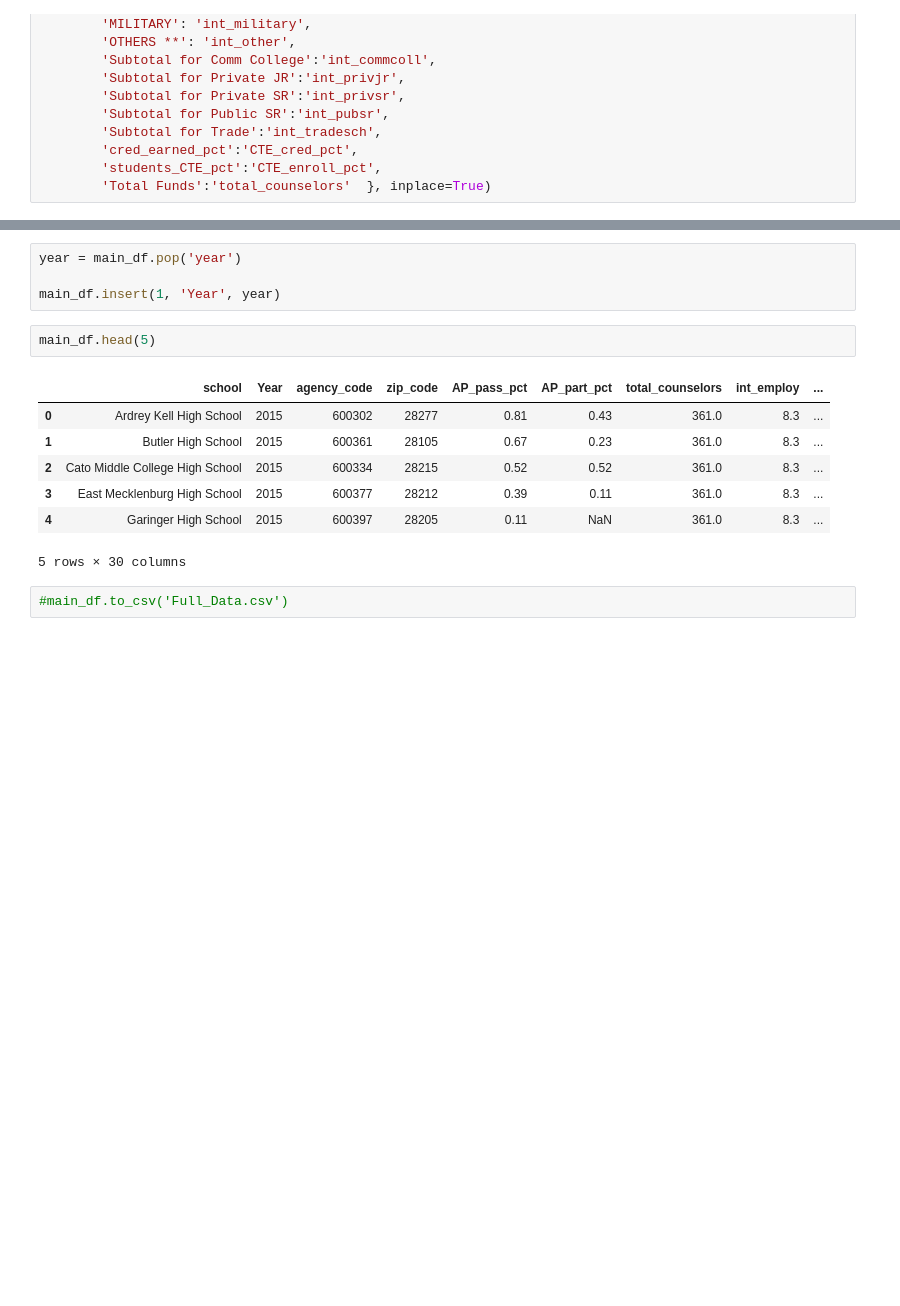
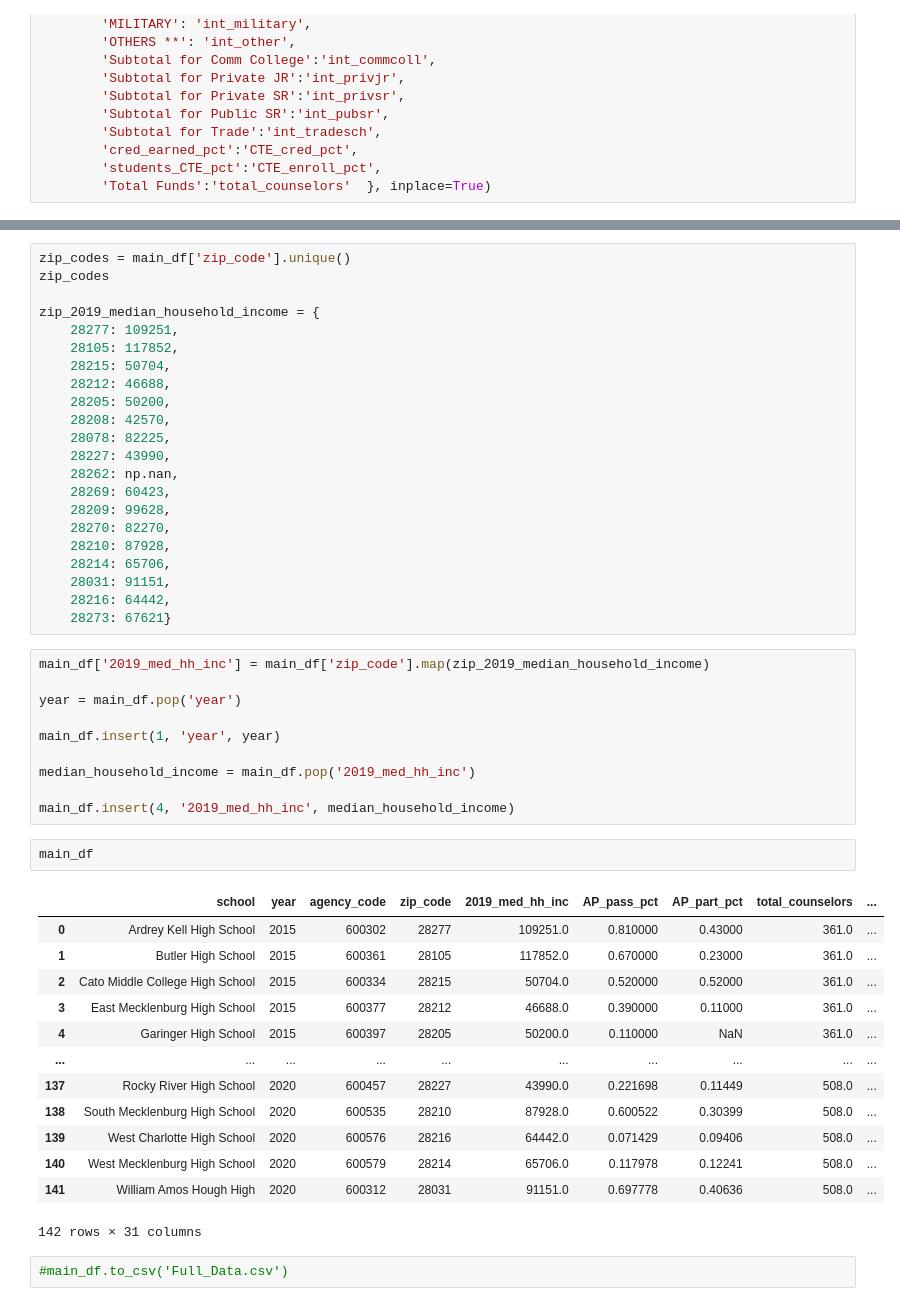
Before and after one commit to codypscott/DTSC4301, a Jupyter notebook: Dataprep.ipynb, the cells around one changed output, grey strips where cells are left out. Cells and saved outputs as stored; diff of their text form; blank space fills up the shorter version.

Commit message:
Updated with zip code income data

```diff
--- a/Dataprep.ipynb
+++ b/Dataprep.ipynb
@@ -341,17 +326,51 @@ Index(['school', 'agency_code', 'zip_code', 'AP_pass_pct', 'AP_part_pct',
       dtype='object')
-# %%
-year = main_df.pop('year')
-
-main_df.insert(1, 'Year', year)
+# %%
+zip_codes = main_df['zip_code'].unique()
+zip_codes
+
+zip_2019_median_household_income = {
+    28277: 109251,
+    28105: 117852,
+    28215: 50704,
+    28212: 46688,
+    28205: 50200,
+    28208: 42570,
+    28078: 82225,
+    28227: 43990,
+    28262: np.nan,
+    28269: 60423,
+    28209: 99628,
+    28270: 82270,
+    28210: 87928,
+    28214: 65706,
+    28031: 91151,
+    28216: 64442,
+    28273: 67621}
+# %%
+main_df['2019_med_hh_inc'] = main_df['zip_code'].map(zip_2019_median_household_income)
+
+year = main_df.pop('year')
+
+main_df.insert(1, 'year', year)
+
+median_household_income = main_df.pop('2019_med_hh_inc')
+
+main_df.insert(4, '2019_med_hh_inc', median_household_income)
 # %%
-main_df.head(5)
+main_df
 # %% [output]
-|  | school | Year | agency_code | zip_code | AP_pass_pct | AP_part_pct | total_counselors | int_employ | ... |
-| 0 | Ardrey Kell High School | 2015 | 600302 | 28277 | 0.81 | 0.43 | 361.0 | 8.3 | ... |
-| 1 | Butler High School | 2015 | 600361 | 28105 | 0.67 | 0.23 | 361.0 | 8.3 | ... |
-| 2 | Cato Middle College High School | 2015 | 600334 | 28215 | 0.52 | 0.52 | 361.0 | 8.3 | ... |
-| 3 | East Mecklenburg High School | 2015 | 600377 | 28212 | 0.39 | 0.11 | 361.0 | 8.3 | ... |
-| 4 | Garinger High School | 2015 | 600397 | 28205 | 0.11 | NaN | 361.0 | 8.3 | ... |
+|  | school | year | agency_code | zip_code | 2019_med_hh_inc | AP_pass_pct | AP_part_pct | total_counselors | ... |
+| 0 | Ardrey Kell High School | 2015 | 600302 | 28277 | 109251.0 | 0.810000 | 0.43000 | 361.0 | ... |
+| 1 | Butler High School | 2015 | 600361 | 28105 | 117852.0 | 0.670000 | 0.23000 | 361.0 | ... |
+| 2 | Cato Middle College High School | 2015 | 600334 | 28215 | 50704.0 | 0.520000 | 0.52000 | 361.0 | ... |
+| 3 | East Mecklenburg High School | 2015 | 600377 | 28212 | 46688.0 | 0.390000 | 0.11000 | 361.0 | ... |
+| 4 | Garinger High School | 2015 | 600397 | 28205 | 50200.0 | 0.110000 | NaN | 361.0 | ... |
+| ... | ... | ... | ... | ... | ... | ... | ... | ... | ... |
+| 137 | Rocky River High School | 2020 | 600457 | 28227 | 43990.0 | 0.221698 | 0.11449 | 508.0 | ... |
+| 138 | South Mecklenburg High School | 2020 | 600535 | 28210 | 87928.0 | 0.600522 | 0.30399 | 508.0 | ... |
+| 139 | West Charlotte High School | 2020 | 600576 | 28216 | 64442.0 | 0.071429 | 0.09406 | 508.0 | ... |
+| 140 | West Mecklenburg High School | 2020 | 600579 | 28214 | 65706.0 | 0.117978 | 0.12241 | 508.0 | ... |
+| 141 | William Amos Hough High | 2020 | 600312 | 28031 | 91151.0 | 0.697778 | 0.40636 | 508.0 | ... |
-5 rows × 30 columns
+142 rows × 31 columns
 # %%
 #main_df.to_csv('Full_Data.csv')
```
Also changed, not shown: parts of 4 cells of this notebook.
